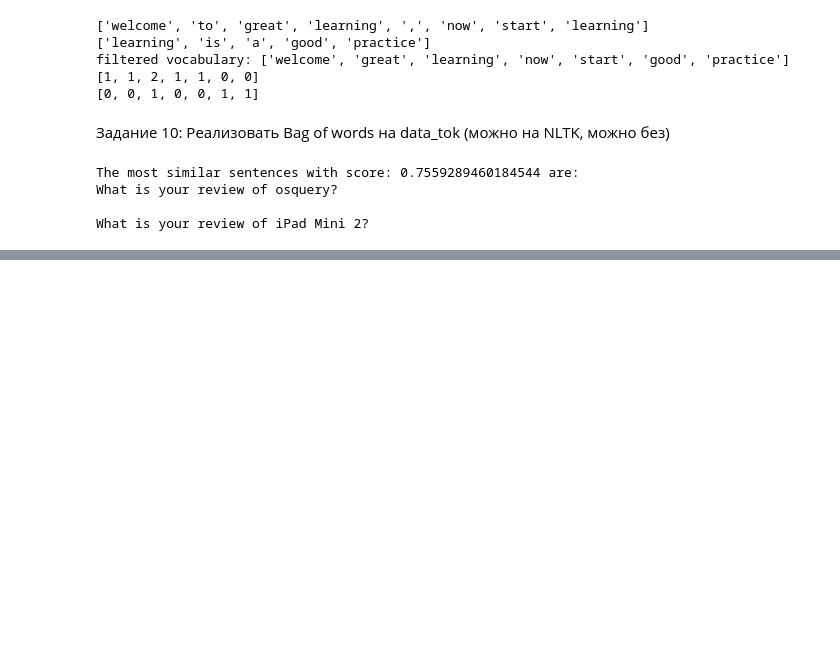
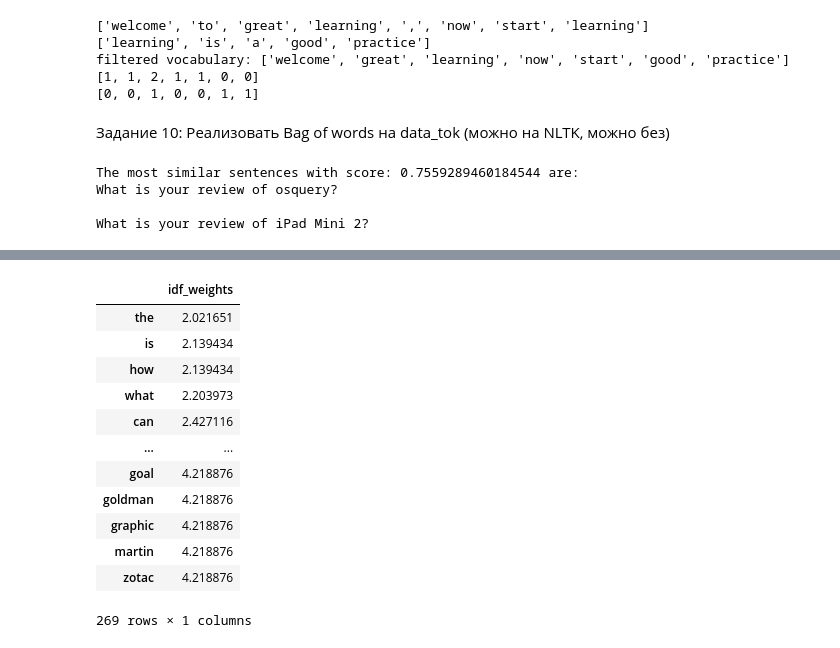
Before and after one commit to maxt/ds-practise, a Jupyter notebook: nlp/NLP1.ipynb, the cells around one changed output, grey strips where cells are left out. Cells and saved outputs as stored; diff of their text form; code cells hidden in the pictures; blank space fills up the shorter version.

Commit message:
add tfidf

```diff
--- a/nlp/NLP1.ipynb
+++ b/nlp/NLP1.ipynb
@@ -313,3 +313,17 @@ The most similar sentences with score: 0.7559289460184544 are:
 What is your review of osquery?
 
 What is your review of iPad Mini 2?
+# %%
+# text=["kolkata big city india trade","mumbai financial capital india","delhi capital india","kolkata capital colonial times",
+#      "bangalore tech hub india software","mumbai hub trade commerce stock exchange","kolkata victoria memorial","delhi india gate",
+#       "mumbai gate way india trade business","delhi red fort india","kolkata metro oldest india",
+#       "delhi metro largest metro network india"]
+counter = 0
+text_list = list()
+for a in data_tok:
+    counter+=1
+    if counter == 50:
+        break;
+    t = ' '.join(a)
+    text_list.append(t)
+text = text_list
@@ -315,0 +336,6 @@ What is your review of iPad Mini 2?
+# %%
+#using the count vectorizer
+count = CountVectorizer()
+word_count=count.fit_transform(text)
+print(word_count)
+print(word_count.toarray())
@@ -315,0 +360,21 @@ What is your review of iPad Mini 2?
+# %%
+tfidf_transformer=TfidfTransformer(smooth_idf=True,use_idf=True)
+tfidf_transformer.fit(word_count)
+df_idf = pd.DataFrame(tfidf_transformer.idf_, index=count.get_feature_names(),columns=["idf_weights"])
+# %%
+#inverse document frequency
+df_idf.sort_values(by=['idf_weights'])
+# %% [output]
+|  | idf_weights |
+| the | 2.021651 |
+| is | 2.139434 |
+| how | 2.139434 |
+| what | 2.203973 |
+| can | 2.427116 |
+| ... | ... |
+| goal | 4.218876 |
+| goldman | 4.218876 |
+| graphic | 4.218876 |
+| martin | 4.218876 |
+| zotac | 4.218876 |
+269 rows × 1 columns
```
Also changed, not shown: parts of 3 cells of this notebook.
